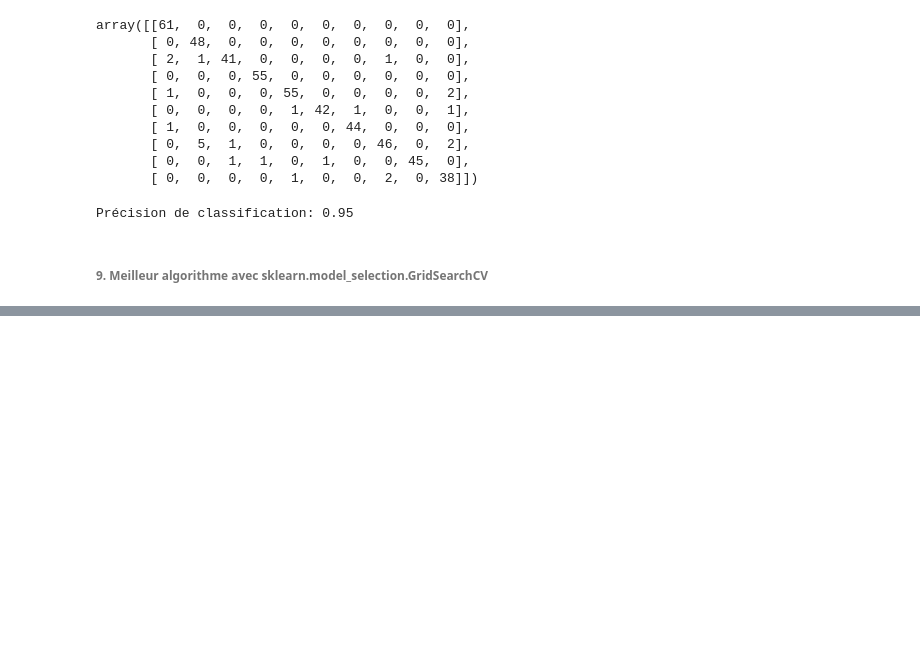
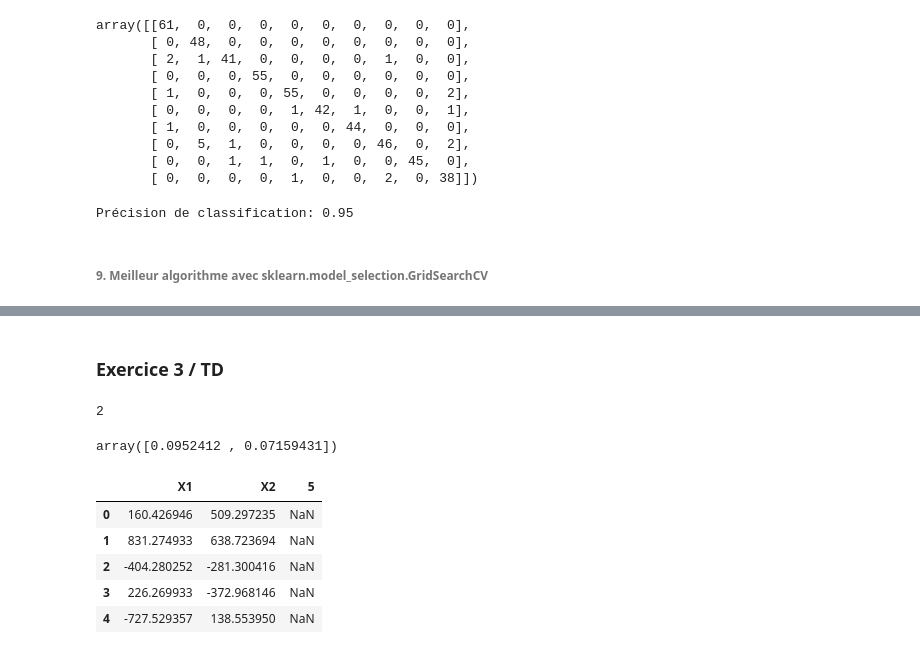
Before and after one commit to Malick-W/Master_DS, a Jupyter notebook: Statistique_en_grande_dimension/TP/TP1/script_TP1.ipynb, the cells around one changed output, grey strips where cells are left out. Saved outputs shown, nothing was run; the diff lists cells and outputs as text; code cells hidden in the pictures; blank space fills up the shorter version.

```diff
--- a/Statistique_en_grande_dimension/TP/TP1/script_TP1.ipynb
+++ b/Statistique_en_grande_dimension/TP/TP1/script_TP1.ipynb
@@ -606,3 +605,5 @@ AttributeError: 'GridSearchCV' object has no attribute 'best_params_'
 # %%
 #le score moyen pour la valeur la plus performante de n_neighbors
 knn_gscv.best_score_
+# %% [markdown]
+### Exercice 3 / TD
@@ -608,0 +620,32 @@ knn_gscv.best_score_
+# %%
+#classe pour l'ACP
+from sklearn.decomposition import PCA
+
+#instanciation
+acp = PCA(n_components=2)
+
+#calculs
+Xtrain_12000_ACP = acp.fit_transform(Xtrain_12000)
+
+#nombre de composantes calculées
+print(acp.n_components_)
+# %% [output]
+2
+# %%
+#proportions de variance associées aux axes
+acp.explained_variance_ratio_
+# %% [output]
+array([0.0952412 , 0.07159431])
+# %%
+df1 = pd.DataFrame(Xtrain_12000_ACP, columns=['X1','X2'])
+df2 = pd.DataFrame(Xtrain_12000_ACP, columns=['X1','X2'])
+
+df_ACP = pd.concat([dataframe,Ytrain_12000], axis=1)
+df_ACP.head()
+# %% [output]
+|  | X1 | X2 | 5 |
+| 0 | 160.426946 | 509.297235 | NaN |
+| 1 | 831.274933 | 638.723694 | NaN |
+| 2 | -404.280252 | -281.300416 | NaN |
+| 3 | 226.269933 | -372.968146 | NaN |
+| 4 | -727.529357 | 138.553950 | NaN |
```
Also changed, not shown: parts of 14 cells of this notebook.
